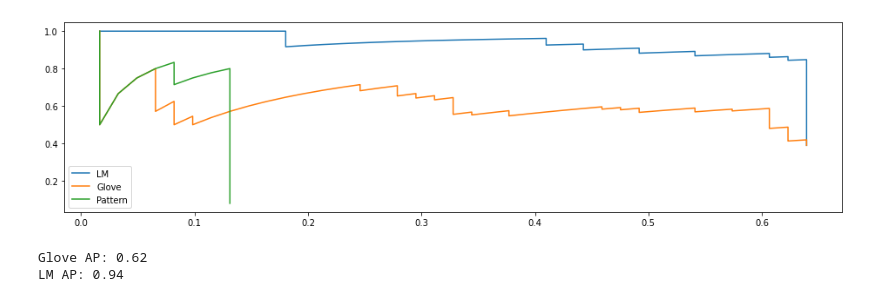
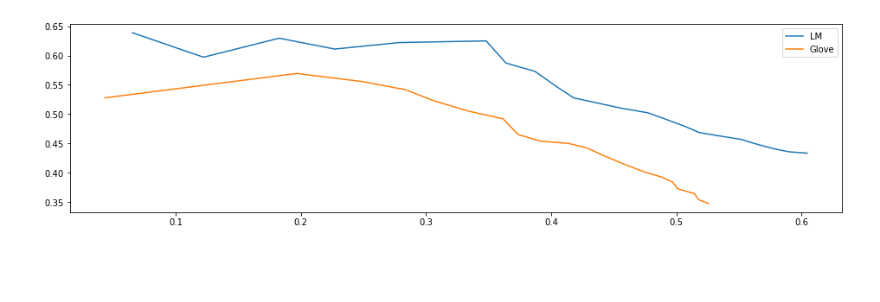
Before and after one commit to dianewoodbridge/target_recipe_project, a Jupyter notebook: code/notebook/search_evaluation.ipynb, the cells around one changed output. Saved outputs shown, nothing was run; the diff lists cells and outputs as text; code cells hidden in the pictures; blank space fills up the shorter version.

```diff
--- a/code/notebook/search_evaluation.ipynb
+++ b/code/notebook/search_evaluation.ipynb
@@ -55,12 +19,0 @@ def recall_till(k, ranked_list, relevant_docs):
-# %%
-def avg_precision_till(k, ranker_lists, relevant_docs_list):
-    precision_sum = np.zeros(k)
-    for ranker_list, relevant_docs in zip(ranker_lists, relevant_docs_list):
-        precision_sum += np.array(precision_till(k, ranker_list, relevant_docs))
-    return precision_sum / len(relevant_docs_list)
-# %%
-def avg_recall_till(k, ranker_lists, relevant_docs_list):
-    recall_sum = np.zeros(k)
-    for ranker_list, relevant_docs in zip(ranker_lists, relevant_docs_list):
-        recall_sum += np.array(recall_till(k, ranker_list, relevant_docs))
-    return recall_sum / len(relevant_docs_list)
@@ -324,0 +221,5 @@ lm_ranker_list = [item[0] for item in lm_ranker_score]
+# %%
+# Get rankings for multiple ingredients
+ingredients = ingredient_docs_map.keys()
+relevant_docs_list = ingredient_docs_map.values()
+k=20
@@ -324,0 +271,7 @@ lm_ranker_list = [item[0] for item in lm_ranker_score]
+# %%
+glove_ranker_lists = glove.rank_products_recipe(ingredients)
+lm_ranker_lists = lm.rank_products_recipe(ingredients)
+multi_lm_ranker_lists = multi_lm.rank_products_recipe(ingredients)
+mpnet_ranker_lists = mpnet.rank_products_recipe(ingredients)
+roberta_ranker_lists = roberta.rank_products_recipe(ingredients)
+custom_ranker_lists = custom.rank_products_recipe(ingredients)
@@ -325,24 +369,15 @@ lm_ranker_list = [item[0] for item in lm_ranker_score]
 # %%
-# Precision-Recall Plot for single ingredient
-lm_precision_list = precision_till(100, lm_ranker_list, relevant_docs)
-lm_recall_list = recall_till(100, lm_ranker_list, relevant_docs)
-glove_precision_list = precision_till(100, glove_ranker_list, relevant_docs)
-glove_recall_list = recall_till(100, glove_ranker_list, relevant_docs)
-pattern_precision_list = precision_till(100, pattern_ranker_list, relevant_docs)
-pattern_recall_list = recall_till(100, pattern_ranker_list, relevant_docs)
+# Precision-Recall Plot for multiple ingredients
+lm_avg_precision_list = avg_precision_till(k, lm_ranker_lists, relevant_docs_list)
+lm_avg_recall_list = avg_recall_till(k, lm_ranker_lists, relevant_docs_list)
+glove_avg_precision_list = avg_precision_till(k, glove_ranker_lists, relevant_docs_list)
+glove_avg_recall_list = avg_recall_till(k, glove_ranker_lists, relevant_docs_list)
 ranks = list(range(1, 101, 1))
 
 fig, ax = plt.subplots(figsize=(16, 4))
-ax.plot(lm_recall_list, lm_precision_list, label='LM')
-ax.plot(glove_recall_list, glove_precision_list, label='Glove')
-ax.plot(pattern_recall_list, pattern_precision_list, label='Pattern')
+ax.plot(lm_avg_recall_list, lm_avg_precision_list, label='LM')
+ax.plot(glove_avg_recall_list, glove_avg_precision_list, label='Glove')
 plt.legend()
 plt.show()
 # %% [output]
-[figure, old version]
+[figure, new version]
-# %%
-print(f'Glove AP: {average_precision(glove_ranker_list, relevant_docs):.2f}')
-print(f'LM AP: {average_precision(lm_ranker_list, relevant_docs):.2f}')
-# %% [output]
-Glove AP: 0.62
-LM AP: 0.94
```
Also changed, not shown: parts of 35 cells of this notebook, 14 other files.
